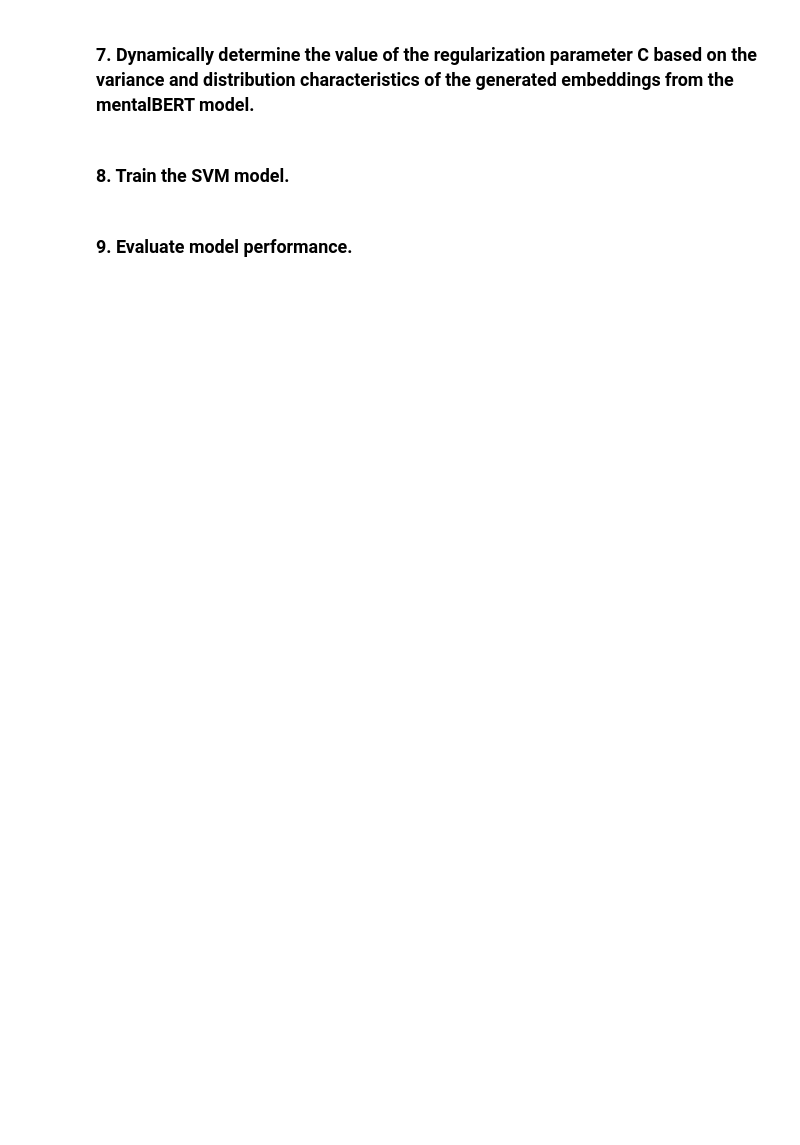
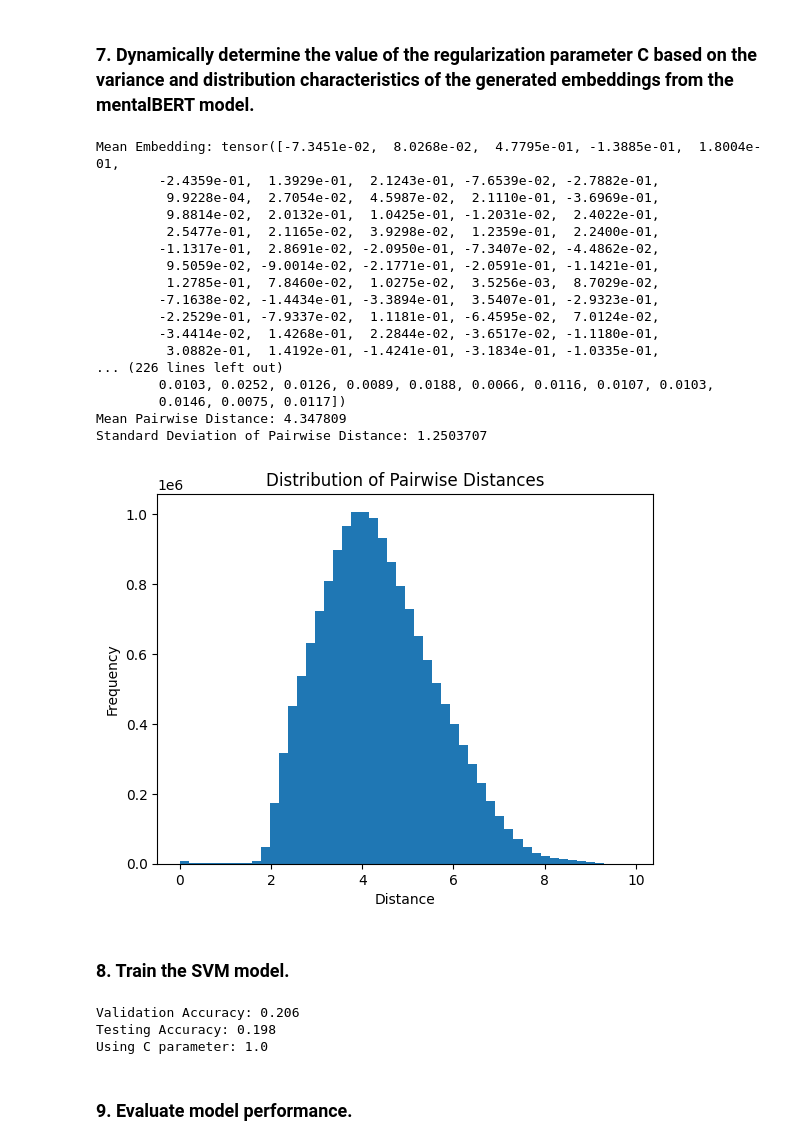
Before and after one commit to samservo09/thesis-svm-tele-triage, a Jupyter notebook: src/mentalBERT/svm-mentalBERT-DA2.ipynb, the cells around one changed output. Cells and saved outputs as stored; diff of their text form; code cells hidden in the pictures; blank space fills up the shorter version.

```diff
--- a/src/mentalBERT/svm-mentalBERT-DA2.ipynb
+++ b/src/mentalBERT/svm-mentalBERT-DA2.ipynb
@@ -174,16 +181,16 @@ def generate_embeddings(text):
   return sentence_embedding
 
 # Convert X_train_augmented to a Pandas Series
-X_train_augmented_series = pd.Series(X_train_augmented)
+X_train = pd.Series(X_train)
 
 # Apply the generate_embeddings function using the apply method
-embeddings = X_train_augmented_series.apply(generate_embeddings)
+embeddings = X_train.apply(generate_embeddings)
 # %%
 # Assuming X_train_augmented is a list of strings
-X_train_augmented_embeddings = []
-for text in X_train_augmented:
+X_train_embeddings = []
+for text in X_train:
     embeddings = generate_embeddings(text)
-    X_train_augmented_embeddings.append(embeddings)
+    X_train_embeddings.append(embeddings)
 
 # X_train_augmented_embeddings now contains the embeddings for the augmented training data
 # %%
@@ -249,7 +276,7 @@ import matplotlib.pyplot as plt
 
 # Assuming X_train_augmented_embeddings is a list of PyTorch tensors
 # Concatenate all embeddings in X_train_augmented_embeddings
-all_embeddings = torch.cat(X_train_augmented_embeddings, dim=0)
+all_embeddings = torch.cat(X_train_embeddings, dim=0)
 
 # Calculate the mean and variance of the embeddings
 mean_embedding = torch.mean(all_embeddings, dim=0)  # Calculate the mean
@@ -261,33 +288,52 @@ print("Variance Embedding:", variance_embedding)
 # Compute pairwise distances
 embeddings_np = all_embeddings.cpu().numpy()  # Convert to numpy array
 distance_matrix = pairwise_distances(embeddings_np)  # Calculate pairwise distances
 
 # Analyze the distance distribution
 mean_distance = np.mean(distance_matrix)
 std_distance = np.std(distance_matrix)
 
 print("Mean Pairwise Distance:", mean_distance)
 print("Standard Deviation of Pairwise Distance:", std_distance)
 
 # Visualize the distance distribution (requires matplotlib)
 plt.hist(distance_matrix.flatten(), bins=50)
 plt.title("Distribution of Pairwise Distances")
 plt.xlabel("Distance")
 plt.ylabel("Frequency")
 plt.show()
 
 # Dynamically determine C based on variance and mean distance
 # Higher variance and distance suggest a more complex dataset, requiring lower regularization
 # Calculate the average variance across all embedding dimensions
 avg_variance = torch.mean(variance_embedding).item()  # Convert to a single float value
 
 # Now calculate C using the average variance
 C = 1 / (avg_variance * mean_distance)
 
 # Example usage with Logistic Regression
 # Assuming you have labels in a 'label' column of your Corpus DataFrame
 # Ensure that X has the same number of samples as y
 X = embeddings_np[:len(Corpus)]  # Select the first len(Corpus)
+# %% [output]
+Mean Embedding: tensor([-7.3451e-02,  8.0268e-02,  4.7795e-01, -1.3885e-01,  1.8004e-01,
+        -2.4359e-01,  1.3929e-01,  2.1243e-01, -7.6539e-02, -2.7882e-01,
+         9.9228e-04,  2.7054e-02,  4.5987e-02,  2.1110e-01, -3.6969e-01,
+         9.8814e-02,  2.0132e-01,  1.0425e-01, -1.2031e-02,  2.4022e-01,
+         2.5477e-01,  2.1165e-02,  3.9298e-02,  1.2359e-01,  2.2400e-01,
+        -1.1317e-01,  2.8691e-02, -2.0950e-01, -7.3407e-02, -4.4862e-02,
+         9.5059e-02, -9.0014e-02, -2.1771e-01, -2.0591e-01, -1.1421e-01,
+         1.2785e-01,  7.8460e-02,  1.0275e-02,  3.5256e-03,  8.7029e-02,
+        -7.1638e-02, -1.4434e-01, -3.3894e-01,  3.5407e-01, -2.9323e-01,
+        -2.2529e-01, -7.9337e-02,  1.1181e-01, -6.4595e-02,  7.0124e-02,
+        -3.4414e-02,  1.4268e-01,  2.2844e-02, -3.6517e-02, -1.1180e-01,
+         3.0882e-01,  1.4192e-01, -1.4241e-01, -3.1834e-01, -1.0335e-01,
+... (226 lines left out)
+        0.0103, 0.0252, 0.0126, 0.0089, 0.0188, 0.0066, 0.0116, 0.0107, 0.0103,
+        0.0146, 0.0075, 0.0117])
+Mean Pairwise Distance: 4.347809
+Standard Deviation of Pairwise Distance: 1.2503707
+[figure, added]
 # %% [markdown]
 ### 8. Train the SVM model.
 # %%
@@ -312,7 +358,7 @@ def convert_to_numpy(tensor_data):
     else:
         return tensor_data
 
-X_train_np = convert_to_numpy(X_train_augmented_embeddings)
+X_train_np = convert_to_numpy(X_train_embeddings)
 X_val_np = convert_to_numpy(X_val_embeddings)
 X_test_np = convert_to_numpy(X_test_embeddings)
 
@@ -327,14 +373,14 @@ C = 1.0  # Example, adjust as needed
 # ----------------------- INSERT CODE HERE -----------------------
 # Duplicate labels to match the number of augmented samples
 # Assuming you applied 'n' augmentations per original sample
-n = len(X_train_augmented_embeddings) // len(y_train)  # Calculate n
+n = len(X_train_embeddings) // len(y_train)  # Calculate n
 
 y_train_augmented = np.repeat(y_train, n)  # Duplicate labels
 # ----------------------------------------------------------------
 
 # Create and train the SVM classifier with OneVsRest strategy
 svm_ovr = OneVsRestClassifier(SVC(kernel='linear', probability=True, C=C))
-svm_ovr.fit(X_train_np, y_train_augmented) # Use augmented labels
+svm_ovr.fit(X_train_np, y_train)
 
 # Evaluate on validation set
 y_pred_val = svm_ovr.predict(X_val_np)
@@ -348,6 +394,10 @@ print("Testing Accuracy:", accuracy_test)
 
 # Print dynamically determined C value
 print("Using C parameter:", C)
+# %% [output]
+Validation Accuracy: 0.206
+Testing Accuracy: 0.198
+Using C parameter: 1.0
 # %% [markdown]
 ### 9. Evaluate model performance.
 # %%
```
Also changed, not shown: parts of 9 cells of this notebook.
